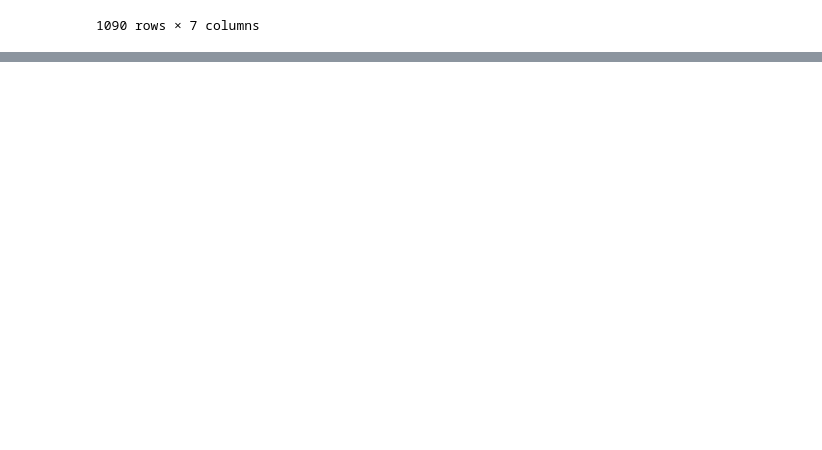
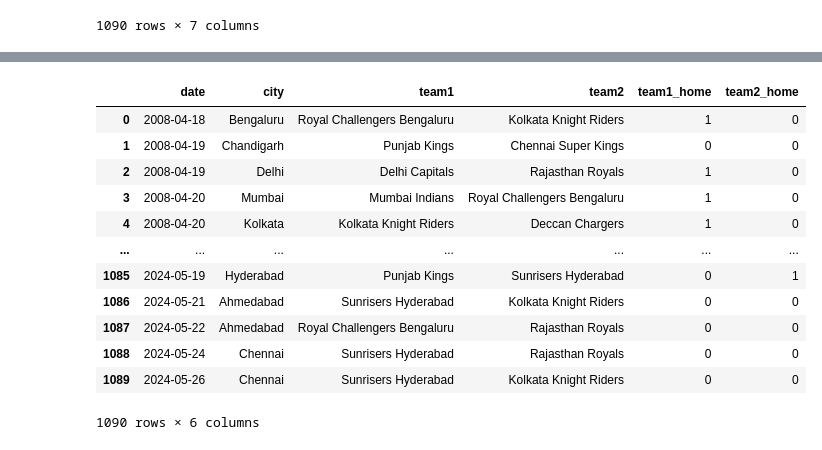
Before and after one commit to modias/ipl-match-winner-prediction, a Jupyter notebook: ipl_match_prediction.ipynb, the cells around one changed output, grey strips where cells are left out. Cells and saved outputs as stored; diff of their text form; code cells hidden in the pictures; blank space fills up the shorter version.

```diff
--- a/ipl_match_prediction.ipynb
+++ b/ipl_match_prediction.ipynb
@@ -157,0 +238,43 @@ df[['team1', 'team2', 'team1_h2h_wins', 'team2_h2h_wins', 'h2h_meetings', "h2h_t
+# %%
+home_city = {
+    'Chennai Super Kings': 'Chennai',
+    'Delhi Capitals': 'Delhi',
+    'Gujarat Titans': 'Ahmedabad',
+    'Kolkata Knight Riders': 'Kolkata',
+    'Lucknow Super Giants': 'Lucknow',
+    'Mumbai Indians': 'Mumbai',
+    'Punjab Kings': 'Mohali',
+    'Rajasthan Royals': 'Jaipur',
+    'Royal Challengers Bengaluru': 'Bengaluru',
+    'Rising Pune Supergiant': 'Pune',
+    'Sunrisers Hyderabad': 'Hyderabad',
+    'Gujarat Lions': 'Rajkot',
+    'Kochi Tuskers Kerala': 'Kochi',
+    'Pune Warriors': 'Pune',
+    'Deccan Chargers': 'Hyderabad',
+}
+
+new_city_name = {
+    'Bangalore': 'Bengaluru',
+    'New Delhi': 'Delhi',
+}
+
+df['city'] = df['city'].map(new_city_name).fillna(df['city'])
+df['team1_home'] = (df['city'] == df['team1'].map(home_city)).astype(int)
+df['team2_home'] = (df['city'] == df['team2'].map(home_city)).astype(int)
+
+df[['date', 'city', 'team1', 'team2', 'team1_home', 'team2_home']]
+# %% [output]
+|  | date | city | team1 | team2 | team1_home | team2_home |
+| 0 | 2008-04-18 | Bengaluru | Royal Challengers Bengaluru | Kolkata Knight Riders | 1 | 0 |
+| 1 | 2008-04-19 | Chandigarh | Punjab Kings | Chennai Super Kings | 0 | 0 |
+| 2 | 2008-04-19 | Delhi | Delhi Capitals | Rajasthan Royals | 1 | 0 |
+| 3 | 2008-04-20 | Mumbai | Mumbai Indians | Royal Challengers Bengaluru | 1 | 0 |
+| 4 | 2008-04-20 | Kolkata | Kolkata Knight Riders | Deccan Chargers | 1 | 0 |
+| ... | ... | ... | ... | ... | ... | ... |
+| 1085 | 2024-05-19 | Hyderabad | Punjab Kings | Sunrisers Hyderabad | 0 | 1 |
+| 1086 | 2024-05-21 | Ahmedabad | Sunrisers Hyderabad | Kolkata Knight Riders | 0 | 0 |
+| 1087 | 2024-05-22 | Ahmedabad | Royal Challengers Bengaluru | Rajasthan Royals | 0 | 0 |
+| 1088 | 2024-05-24 | Chennai | Sunrisers Hyderabad | Rajasthan Royals | 0 | 0 |
+| 1089 | 2024-05-26 | Chennai | Sunrisers Hyderabad | Kolkata Knight Riders | 0 | 0 |
+1090 rows × 6 columns
```
Also changed, not shown: parts of 4 cells of this notebook.
